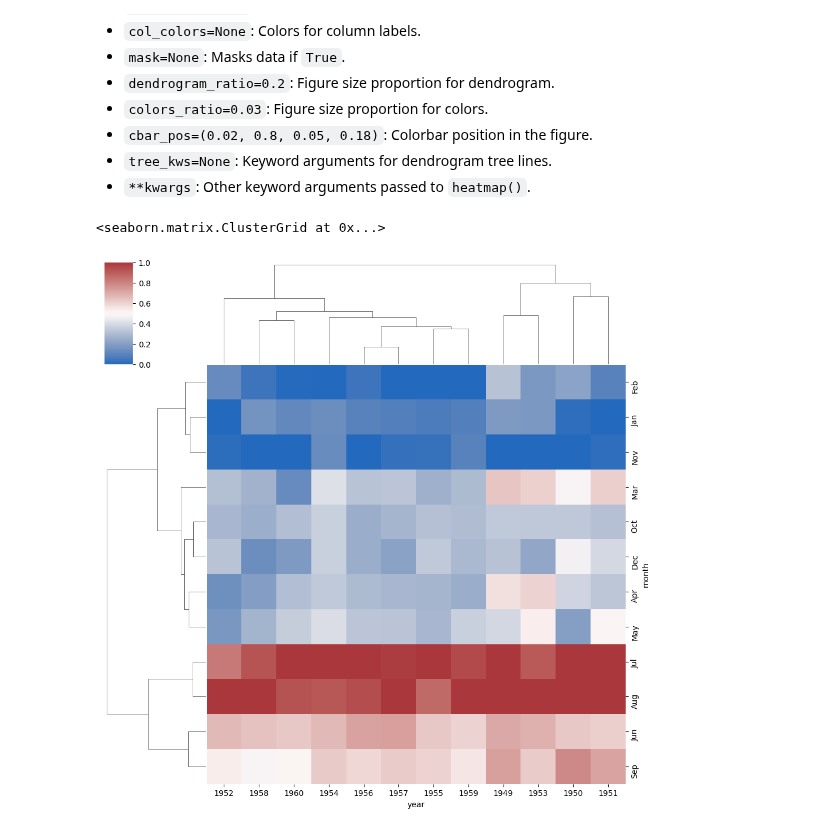
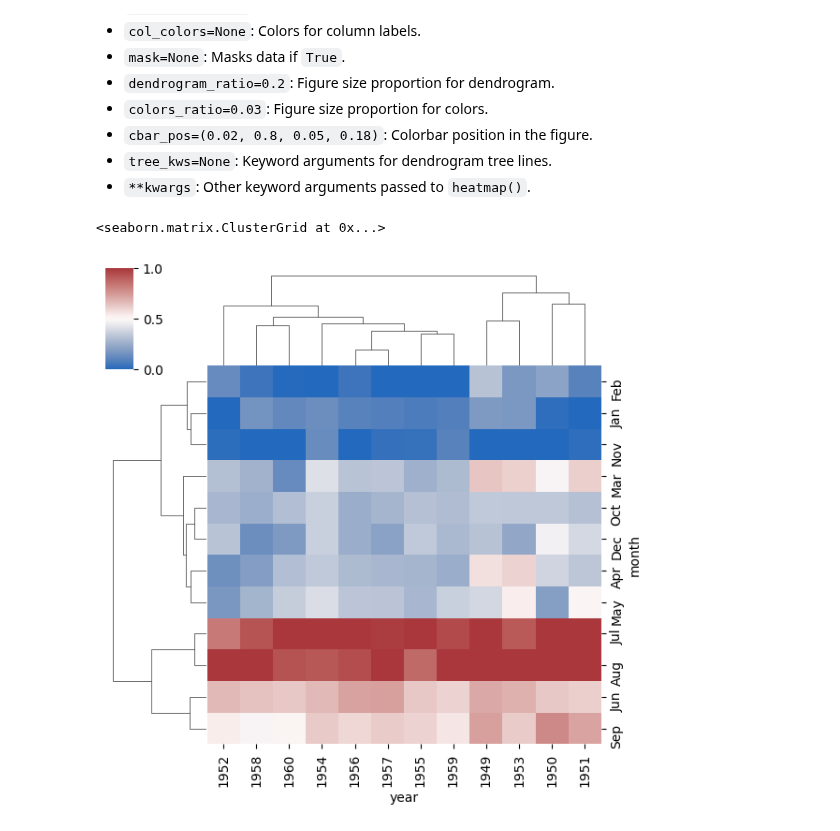
Before and after one commit to sjuanati/DataSciLabs, a Jupyter notebook: src/v1/seaborn/03_matrix_plots.ipynb, the cells around one changed output. Saved outputs shown, nothing was run; the diff lists cells and outputs as text; code cells hidden in the pictures.

Commit message:
size in clustermap adjusted

```diff
--- a/src/v1/seaborn/03_matrix_plots.ipynb
+++ b/src/v1/seaborn/03_matrix_plots.ipynb
@@ -128,7 +128,7 @@ plt.show()
 - `**kwargs`: Other keyword arguments passed to `heatmap()`.
 # %%
 # clusters rows and columns together based of their similarity
-sns.clustermap(fp, cmap='vlag', standard_scale=1)
+sns.clustermap(fp, cmap='vlag', standard_scale=1, figsize=(6,6))
 # %% [output]
 <seaborn.matrix.ClusterGrid at 0x...>
-[figure, old version]
+[figure, new version]
```
